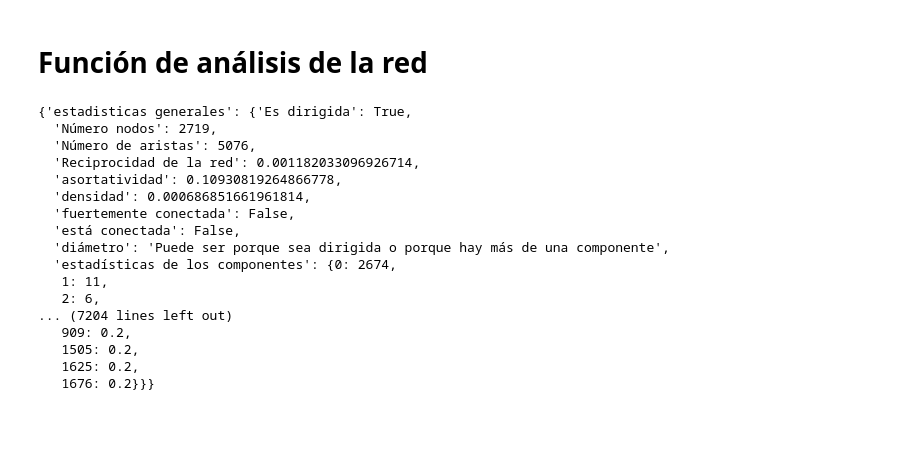
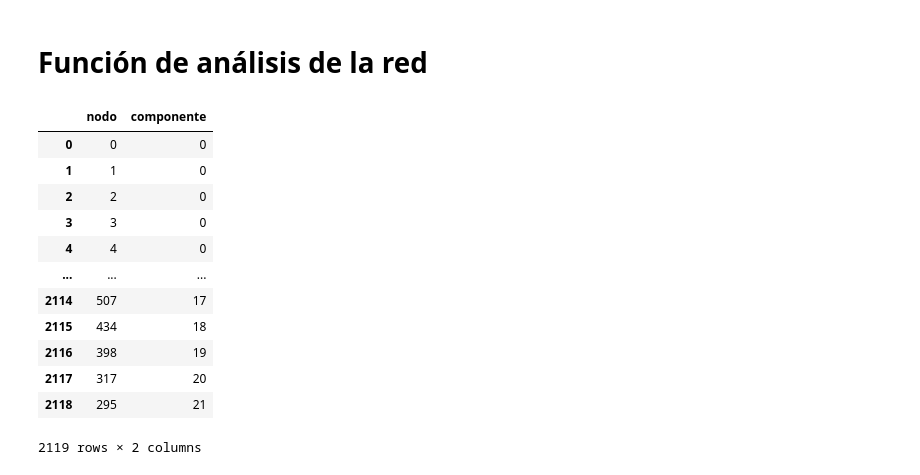
Before and after one commit to dfgomezc/analytics_en_redes_sociales, a Jupyter notebook: entrega_1_analisis_red/analisis_preliminar_red_DG.ipynb, the cells around one changed output. Drawn from its saved outputs; the diff is of its cells as text; code cells hidden in the pictures; blank space fills up the shorter version.

```diff
--- a/entrega_1_analisis_red/analisis_preliminar_red_DG.ipynb
+++ b/entrega_1_analisis_red/analisis_preliminar_red_DG.ipynb
@@ -313,6 +330,7 @@ def analizar_top_nodos(analisis_red):
 def analisis_general_red(graph_networkx, top_nodos=20):
     G = graph_networkx
     G_no_dirigida = G.to_undirected()
+
     analisis_red = {}
     # estadísticas generales de la red
     analisis_red["estadisticas generales"] = {}
@@ -330,6 +348,7 @@ def analisis_general_red(graph_networkx, top_nodos=20):
     # cálculos sobre la red
     analisis_red["cálculos sobre la red"] = {}
     ## Análisis de las componentes
+
     analisis_red["cálculos sobre la red"]["componentes_de_la_red"] = {i: j for i, j in enumerate(reversed(sorted(list(nx.connected_components(G_no_dirigida)), key=len)))}
     analisis_red["estadisticas generales"]["estadísticas de los componentes"] = {ele:len(analisis_red["cálculos sobre la red"]["componentes_de_la_red"] [ele]) for ele in analisis_red["cálculos sobre la red"]["componentes_de_la_red"].keys()}
 
@@ -360,23 +379,44 @@ def analisis_general_red(graph_networkx, top_nodos=20):
     return analisis_red, analisis_top
 
 analisis_red, analisis_top = analisis_general_red(G)
+
+def crear_red_fuertemente_conectada(nxgraph):
+    G = nxgraph
+    # Encuentra los componentes fuertemente conexos
+    sccs = nx.strongly_connected_components(G)
+    # Une los componentes fuertemente conexos en un nuevo grafo
+    G_scc = nx.compose_all([G.subgraph(c) for c in sccs])
+    # Ahora puedes usar G_scc para cálculos que requieren un grafo fuertemente conexo
+
+
+
+def exportar_json(diccionario,ruta):
+    with open(ruta, "w") as archivo:
+        json.dump(diccionario, archivo)
+
+def generar_tabla_componentes (resultado_componentes):
+    componentes_red = []
+    for componente in resultado_componentes.keys():
+        df = pd.DataFrame(resultado_componentes[componente]).rename(columns={0:"nodo"})
+        df["componente"] = componente
+        componentes_red.append(df)
+
+    concatenado = pd.concat(componentes_red).reset_index(drop=True)
+    return concatenado
-# %%
-analisis_red
-# %% [output]
-{'estadisticas generales': {'Es dirigida': True,
-  'Número nodos': 2719,
-  'Número de aristas': 5076,
-  'Reciprocidad de la red': 0.001182033096926714,
-  'asortatividad': 0.10930819264866778,
-  'densidad': 0.000686851661961814,
-  'fuertemente conectada': False,
-  'está conectada': False,
-  'diámetro': 'Puede ser porque sea dirigida o porque hay más de una componente',
-  'estadísticas de los componentes': {0: 2674,
-   1: 11,
-   2: 6,
-... (7204 lines left out)
-   909: 0.2,
-   1505: 0.2,
-   1625: 0.2,
-   1676: 0.2}}}
+# %%
+componentes_red_general = generar_tabla_componentes(analisis_red["cálculos sobre la red"]["componentes_de_la_red"])
+componentes_red_general
+# %% [output]
+|  | nodo | componente |
+| 0 | 0 | 0 |
+| 1 | 1 | 0 |
+| 2 | 2 | 0 |
+| 3 | 3 | 0 |
+| 4 | 4 | 0 |
+| ... | ... | ... |
+| 2114 | 507 | 17 |
+| 2115 | 434 | 18 |
+| 2116 | 398 | 19 |
+| 2117 | 317 | 20 |
+| 2118 | 295 | 21 |
+2119 rows × 2 columns
```
Also changed, not shown: parts of 28 cells of this notebook, 8 other files.
